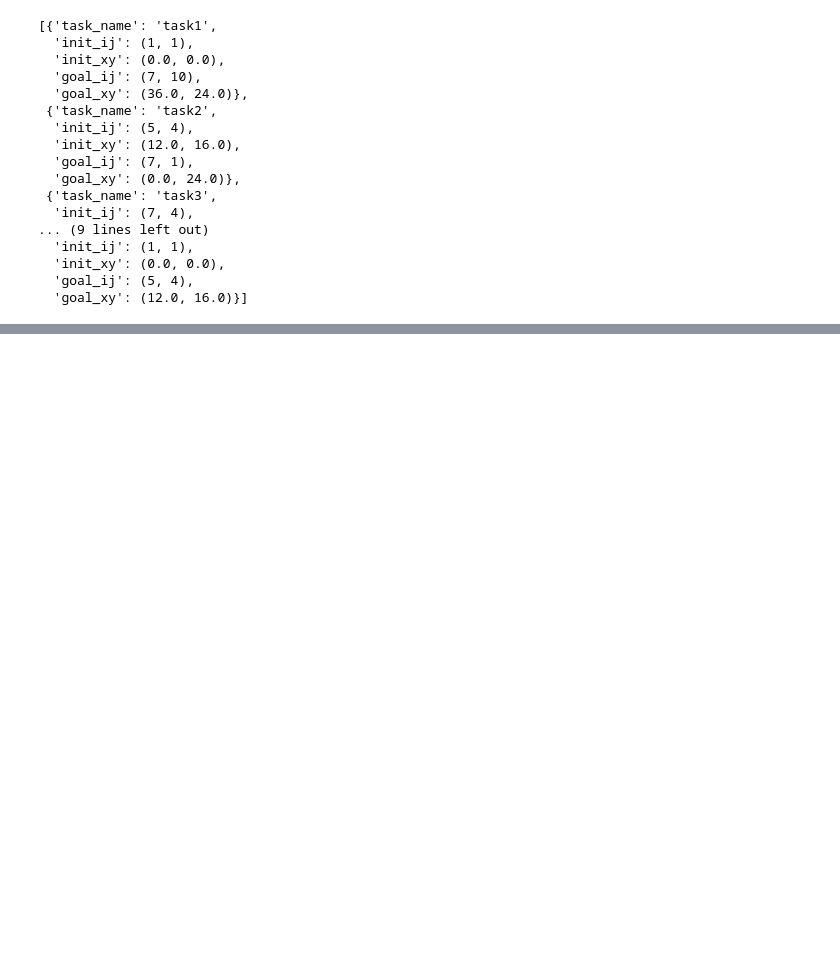
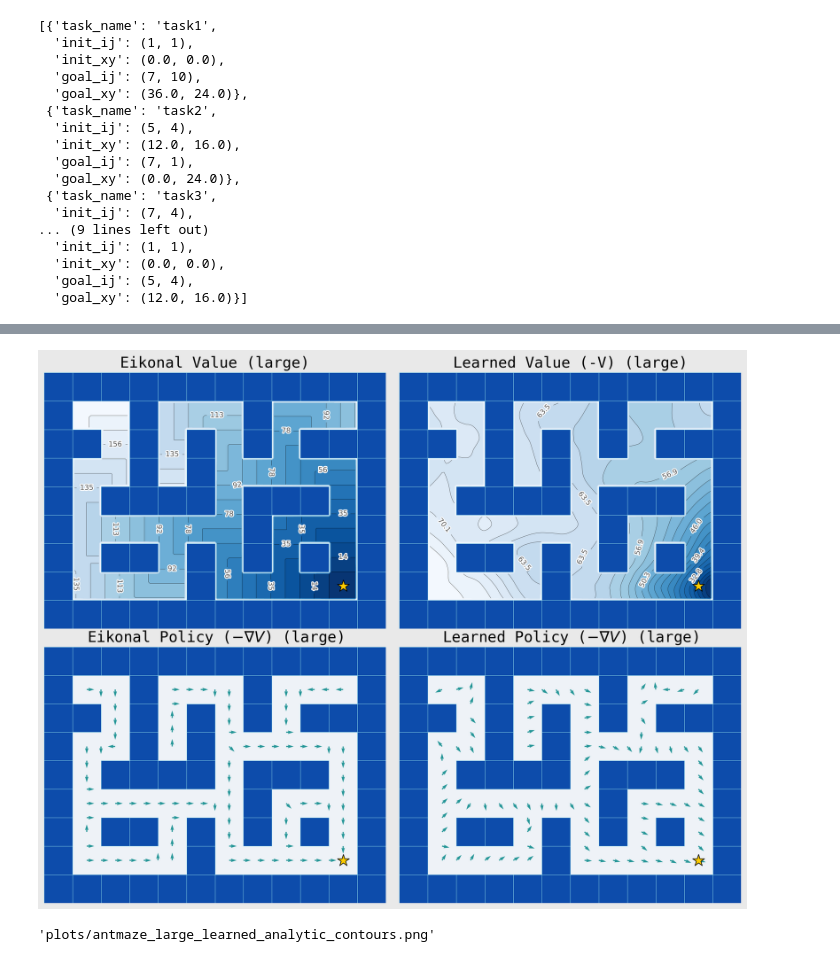
Before and after one commit to skylooop/dual-goal-representations, a Jupyter notebook: notebooks/ckpts.ipynb, the cells around one changed output, grey strips where cells are left out. Saved outputs shown, nothing was run; the diff lists cells and outputs as text; code cells hidden in the pictures; blank space fills up the shorter version.

```diff
--- a/notebooks/ckpts.ipynb
+++ b/notebooks/ckpts.ipynb
@@ -103,0 +114,5 @@ plot_agent_contours(agent, maze_type='large', env=env_large)
+# %%
+plot_agent_contours(agent_gcivl_dual, maze_type='large', env=env_large)
+# %% [output]
+[figure, added]
+'plots/antmaze_large_learned_analytic_contours.png'
```
Also changed, not shown: parts of 4 cells of this notebook, 19 other files.
